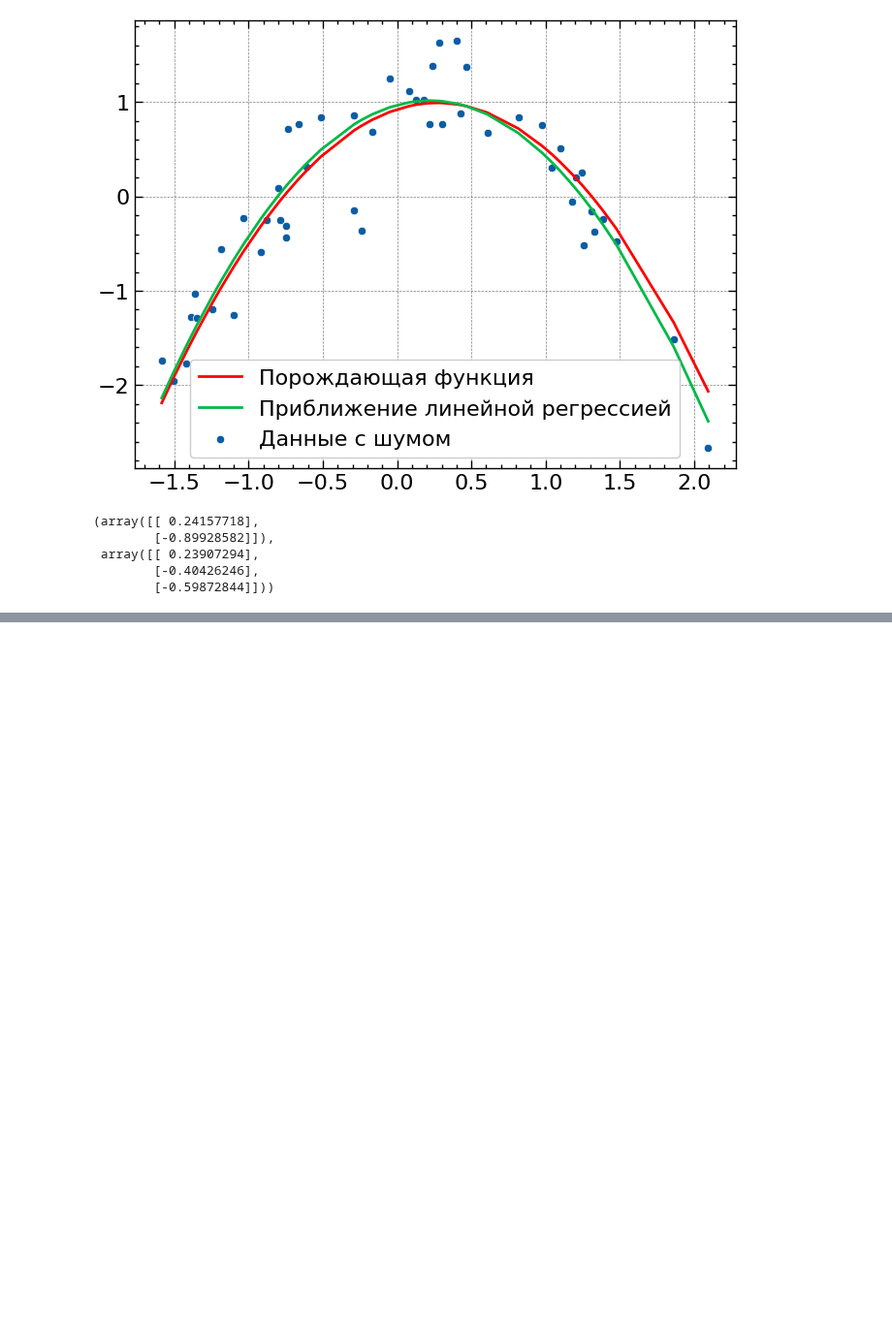
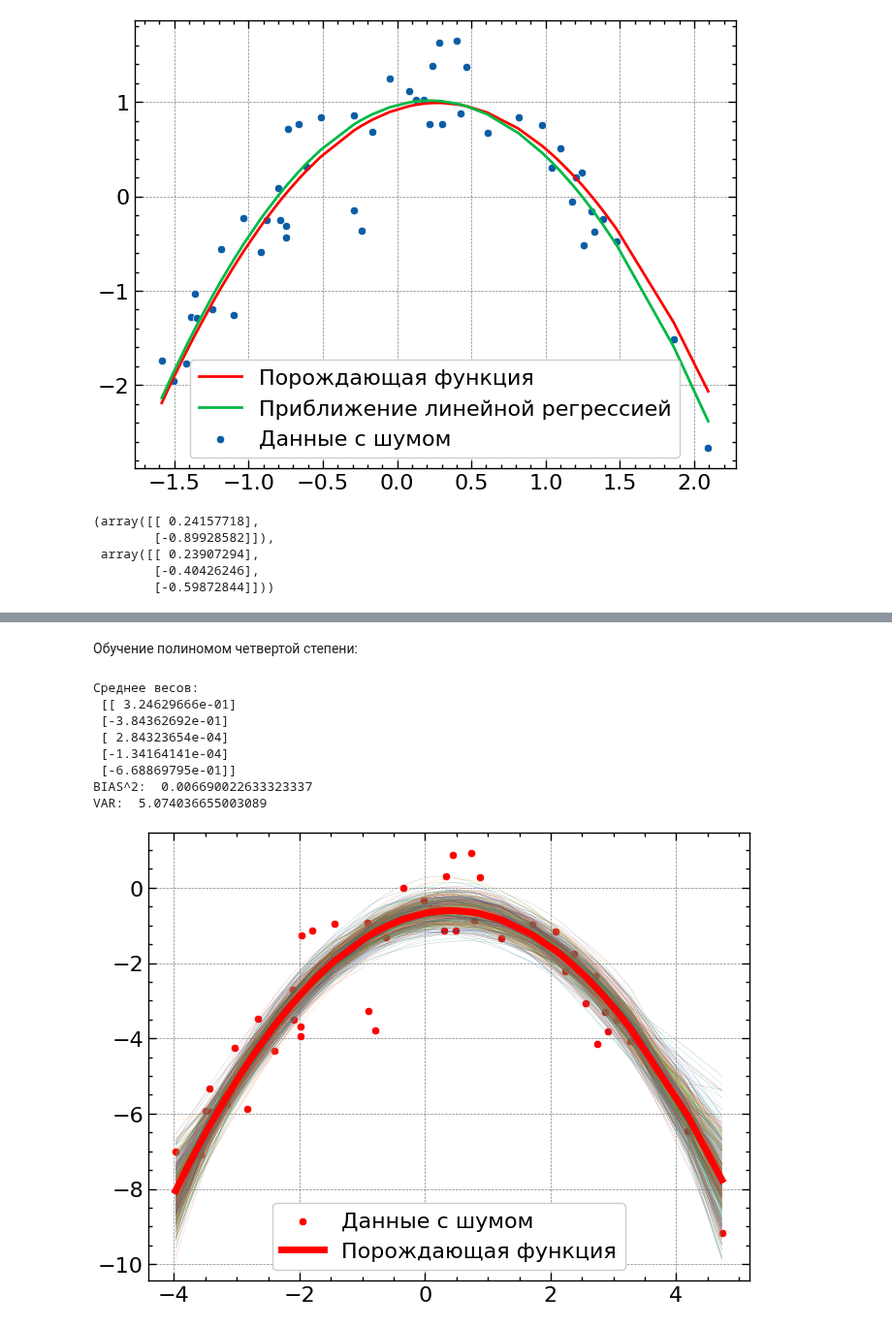
Before and after one commit to 2reckey/Bayesian_Stats, a Jupyter notebook: ML_Models/02_Баесовские_Модели_Нормализация_Данных_Квадратичная_Функция_ошибки.ipynb, the cells around one changed output, grey strips where cells are left out. Shown at 97% size. Cells and saved outputs as stored; diff of their text form; code cells hidden in the pictures; blank space fills up the shorter version.

```diff
--- a/ML_Models/02_Баесовские_Модели_Нормализация_Данных_Квадратичная_Функция_ошибки.ipynb
+++ b/ML_Models/02_Баесовские_Модели_Нормализация_Данных_Квадратичная_Функция_ошибки.ipynb
@@ -267,0 +333,35 @@ model_normalize.get_weights()
+# %% [markdown]
+Обучение полиномом четвертой степени:
+# %%
+X_1 = X[:,0].reshape((n,1))
+
+X_4 = np.hstack([X_1, X_1 ** 2, X_1 ** 3, X_1 ** 4, np.ones((n, 1))])
+
+k= 500
+X_pinv = np.linalg.pinv(X_4)
+w_temp_arr = np.empty((k, X_4.shape[1], 1))
+
+for i in range(k):
+    y_temp = X@w + np.random.randn(n,1)
+    w_temp = X_pinv@y_temp
+    w_temp_arr[i, :] = w_temp  # Сохраняем w_temp в массиве
+    sns.lineplot(x=X[:, 0], y=(X_4 @ w_temp)[:, 0], linewidth=0.1)
+
+sns.scatterplot(x=X[:, 0], y=y[:, 0], color='r', label='Данные с шумом')
+sns.lineplot(x=X[:, 0], y=(X @ w)[:, 0], color='red', linewidth=5, label='Порождающая функция')
+
+w_temp_mean = np.mean(w_temp_arr, axis=0)
+w_temp_var = np.mean(np.linalg.norm(X_4 @ (w_temp_arr - w_temp_mean), axis=1) ** 2)
+print("Среднее весов: \n", w_temp_mean)
+print("BIAS^2: ", np.linalg.norm(X_4 @ w_temp_mean - X @ w) ** 2)
+print("VAR: ", w_temp_var)
+# %% [output]
+Среднее весов:
+ [[ 3.24629666e-01]
+ [-3.84362692e-01]
+ [ 2.84323654e-04]
+ [-1.34164141e-04]
+ [-6.68869795e-01]]
+BIAS^2:  0.006690022633323337
+VAR:  5.074036655003089
+[figure, added]
```
Also changed, not shown: parts of 18 cells of this notebook.
